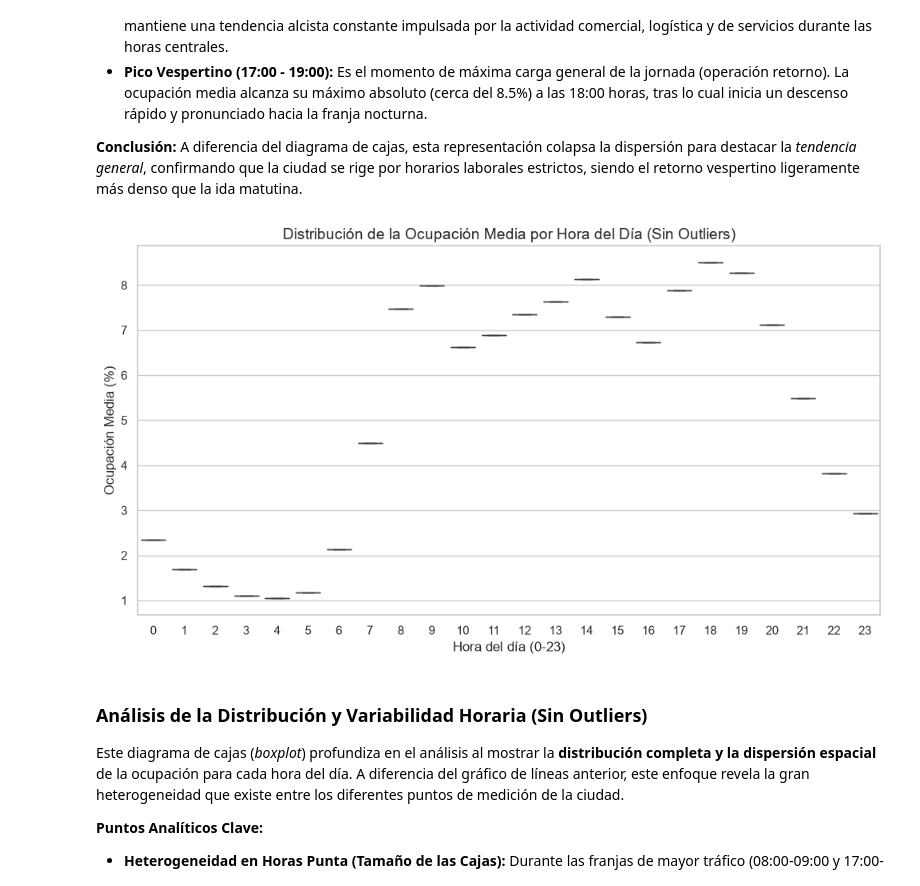
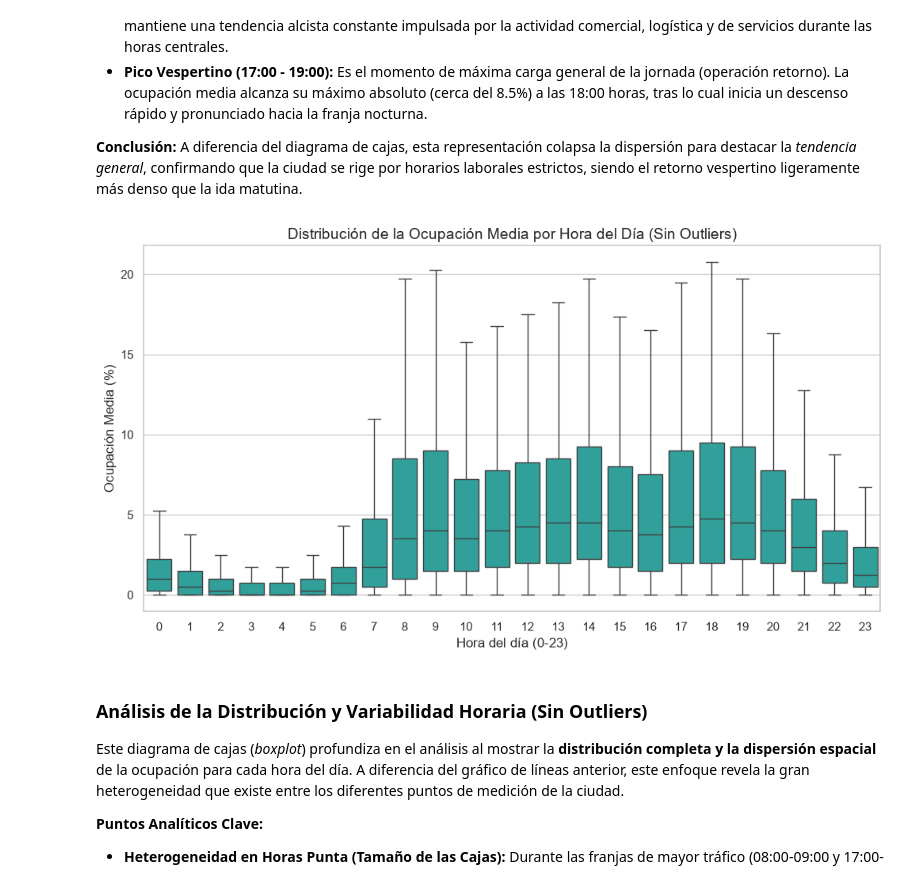
Before and after one commit to Bootcamp-DA-P2/Inteligencia-de-movilidad-urbana-de-Madrid, a Jupyter notebook: notebooks/03_eda_analisis_bivariado.ipynb, the cells around one changed output. Drawn from its saved outputs; the diff is of its cells as text; code cells hidden in the pictures.

```diff
--- a/notebooks/03_eda_analisis_bivariado.ipynb
+++ b/notebooks/03_eda_analisis_bivariado.ipynb
@@ -108,23 +92,21 @@ Este gráfico de líneas ilustra la **evolución de la ocupación media del trá
 # %%
 plt.figure(figsize=(12, 6))
 
-# Define data_plot usando tu DataFrame
-data_plot = df_resumen
+data_plot = df.select(['hora', 'ocupacion_media']).collect().to_pandas()
 
 sns.boxplot(
-    data= data_plot,
+    data=data_plot,
     x='hora',
     y='ocupacion_media',
     color='lightseagreen',
     showfliers=False
 )
-
 plt.title('Distribución de la Ocupación Media por Hora del Día (Sin Outliers)', fontsize=14)
 plt.xlabel('Hora del día (0-23)')
 plt.ylabel('Ocupación Media (%)')
 plt.show()
 # %% [output]
-[figure, old version]
+[figure, new version]
 # %% [markdown]
 ### Análisis de la Distribución y Variabilidad Horaria (Sin Outliers)
 
```
Also changed, not shown: parts of 1 cell of this notebook.
